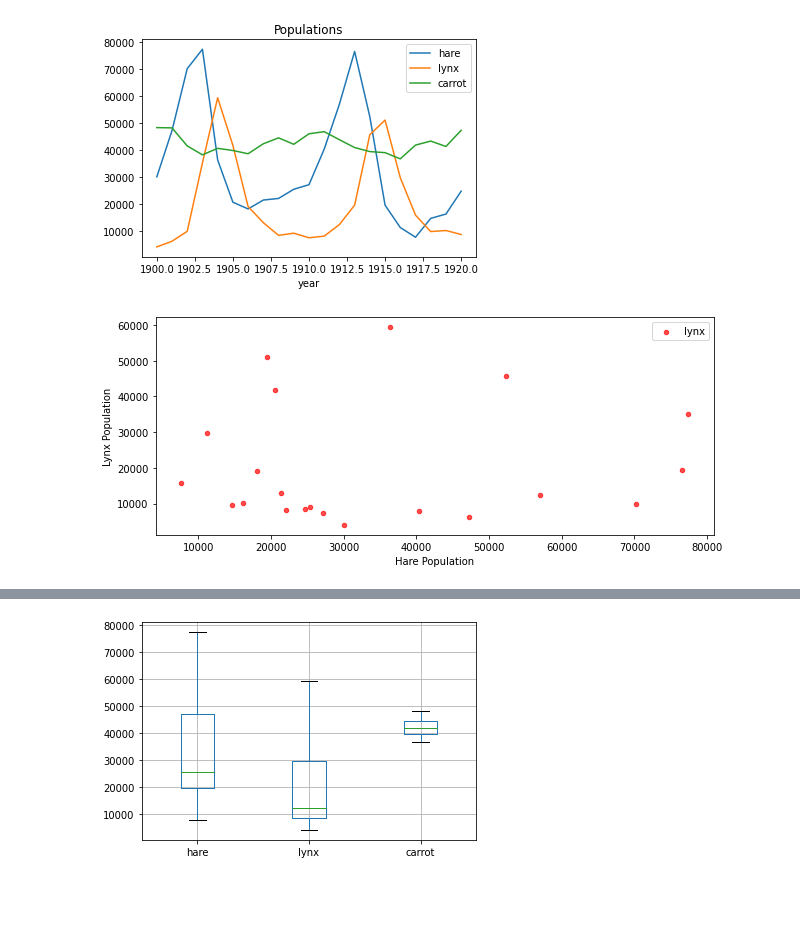
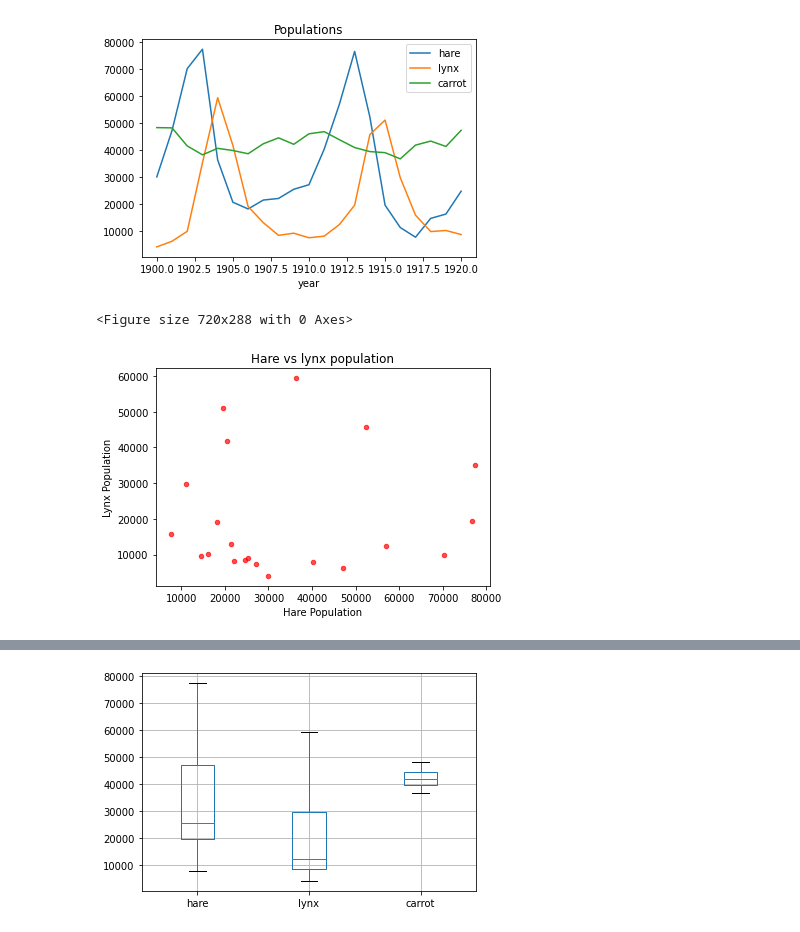
Before and after one commit to scottspurlock/csc4422-2022s, a Jupyter notebook: tutorials/day03_tutorial_pandas.ipynb, the cells around one changed output, grey strips where cells are left out. Drawn from its saved outputs; the diff is of its cells as text; code cells hidden in the pictures; blank space fills up the shorter version.

```diff
--- a/tutorials/day03_tutorial_pandas.ipynb
+++ b/tutorials/day03_tutorial_pandas.ipynb
@@ -396,11 +433,12 @@ plt.show()
 [figure]
 # %%
 fig = plt.figure(figsize=(10,4))
-ax = fig.add_subplot(111)
-pop_df.plot(x="hare", y="lynx", kind="scatter", c='r', alpha=0.7, label='lynx', ax=ax)
+# Never show a legend when there's just one series
+pop_df.plot(x="hare", y="lynx", kind="scatter", c='r', alpha=0.7, label='lynx', legend=False)
 plt.ylabel('Lynx Population')
 plt.xlabel('Hare Population')
-plt.legend()
+plt.title('Hare vs lynx population')
 plt.show()
 # %% [output]
+<Figure size 720x288 with 0 Axes>
-[figure, old version]
+[figure, new version]
```
Also changed, not shown: parts of 26 cells of this notebook.
